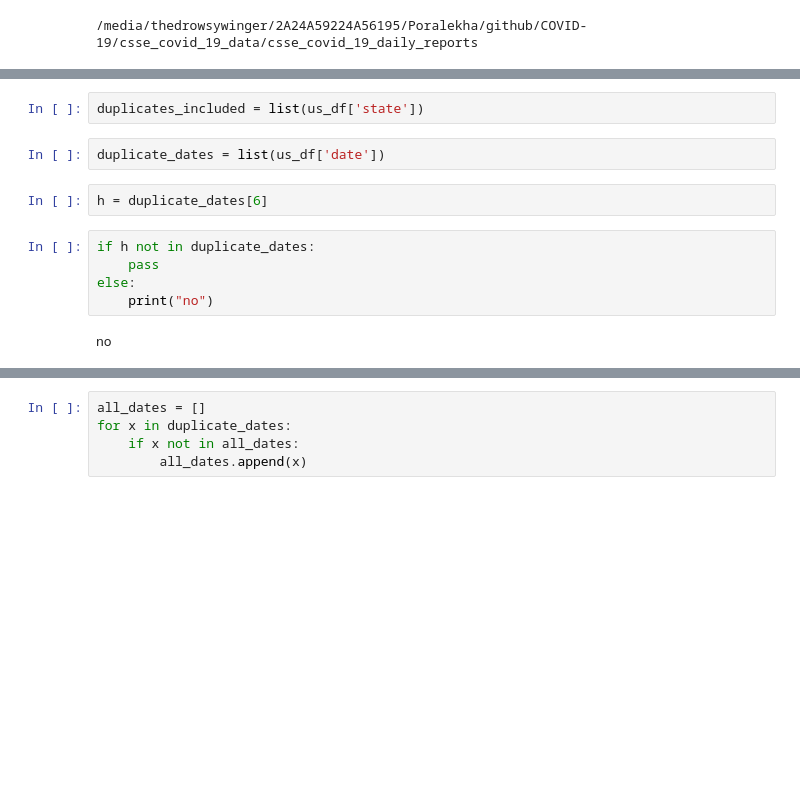
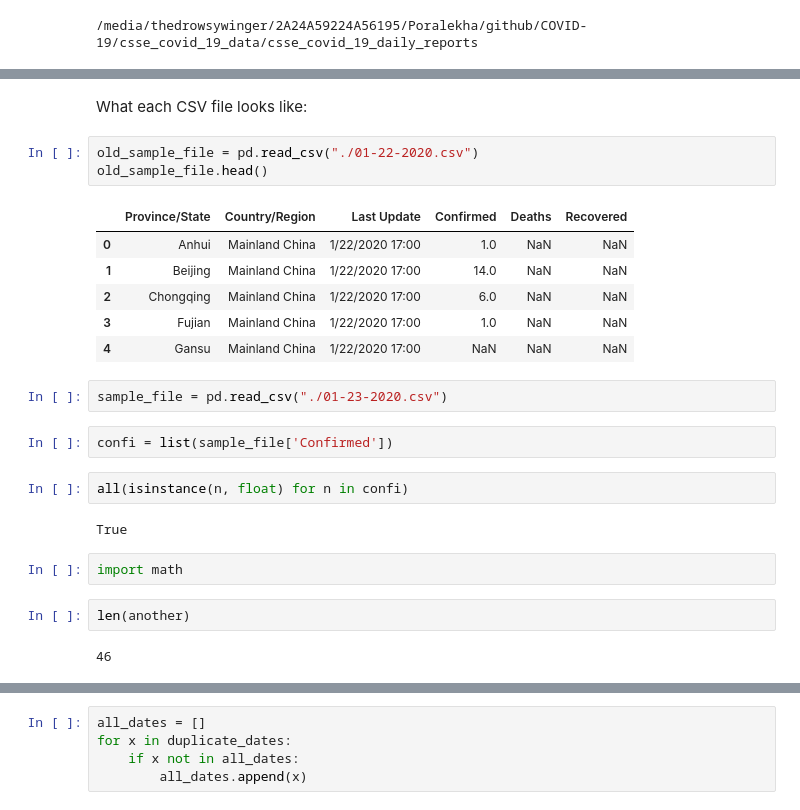
Before and after one commit to thedrowsywinger/Analyzing-COVID-19-Data, a Jupyter notebook: _notebooks/2020-02-23-Trends in Top Countries.ipynb, the cells around one changed output, grey strips where cells are left out. Cells and saved outputs as stored; diff of their text form; blank space fills up the shorter version.

```diff
--- a/_notebooks/2020-02-23-Trends in Top Countries.ipynb
+++ b/_notebooks/2020-02-23-Trends in Top Countries.ipynb
@@ -647,13 +34,26 @@ Counter({'Chicago, IL': 30,
-# %%
-duplicates_included = list(us_df['state'])
-# %%
-duplicate_dates = list(us_df['date'])
-# %%
-h = duplicate_dates[6]
-# %%
-if h not in duplicate_dates:
-    pass
-else:
-    print("no")
-# %% [output]
-no
+# %% [markdown]
+What each CSV file looks like:
+# %%
+old_sample_file = pd.read_csv("./01-22-2020.csv")
+old_sample_file.head()
+# %% [output]
+|  | Province/State | Country/Region | Last Update | Confirmed | Deaths | Recovered |
+| 0 | Anhui | Mainland China | 1/22/2020 17:00 | 1.0 | NaN | NaN |
+| 1 | Beijing | Mainland China | 1/22/2020 17:00 | 14.0 | NaN | NaN |
+| 2 | Chongqing | Mainland China | 1/22/2020 17:00 | 6.0 | NaN | NaN |
+| 3 | Fujian | Mainland China | 1/22/2020 17:00 | 1.0 | NaN | NaN |
+| 4 | Gansu | Mainland China | 1/22/2020 17:00 | NaN | NaN | NaN |
+# %%
+sample_file = pd.read_csv("./01-23-2020.csv")
+# %%
+confi = list(sample_file['Confirmed'])
+# %%
+all(isinstance(n, float) for n in confi)
+# %% [output]
+True
+# %%
+import math
+# %%
+len(another)
+# %% [output]
+46
```
Also changed, not shown: parts of 107 cells of this notebook.
